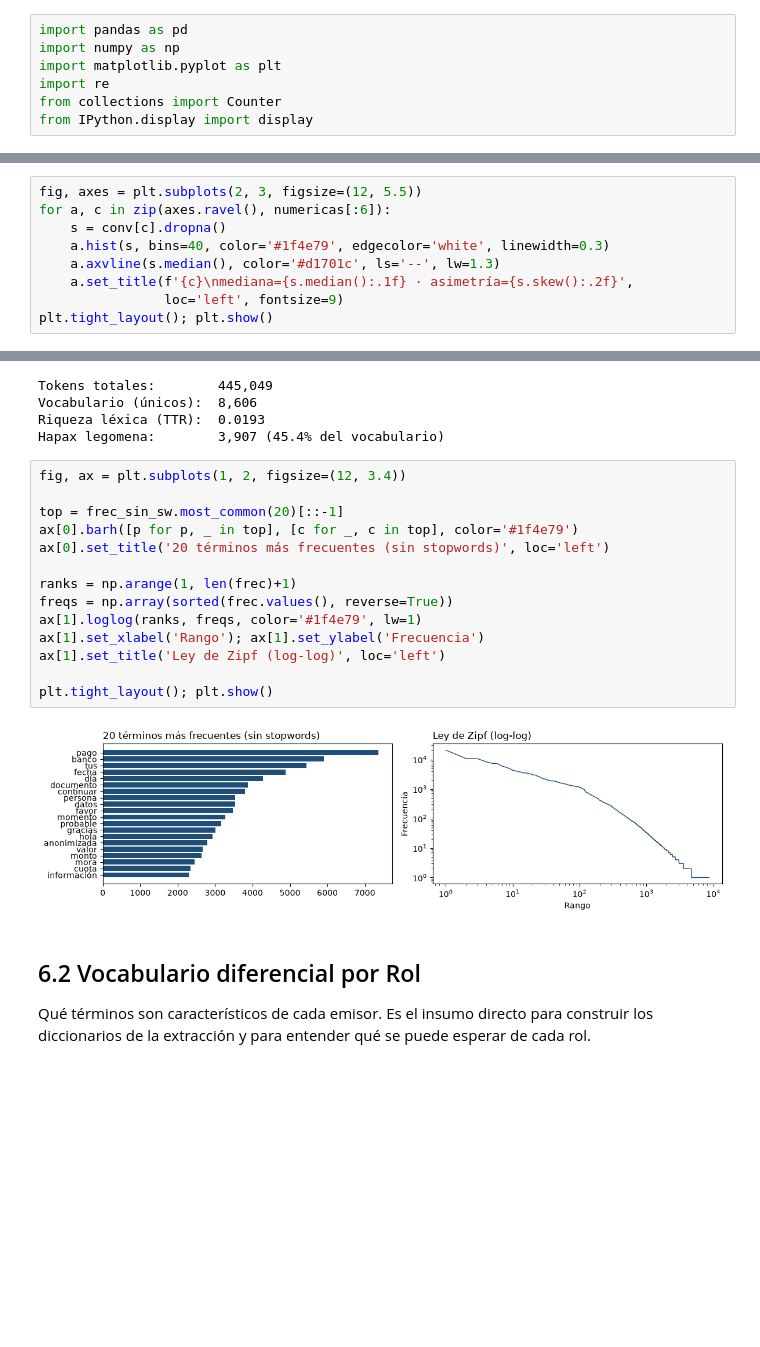
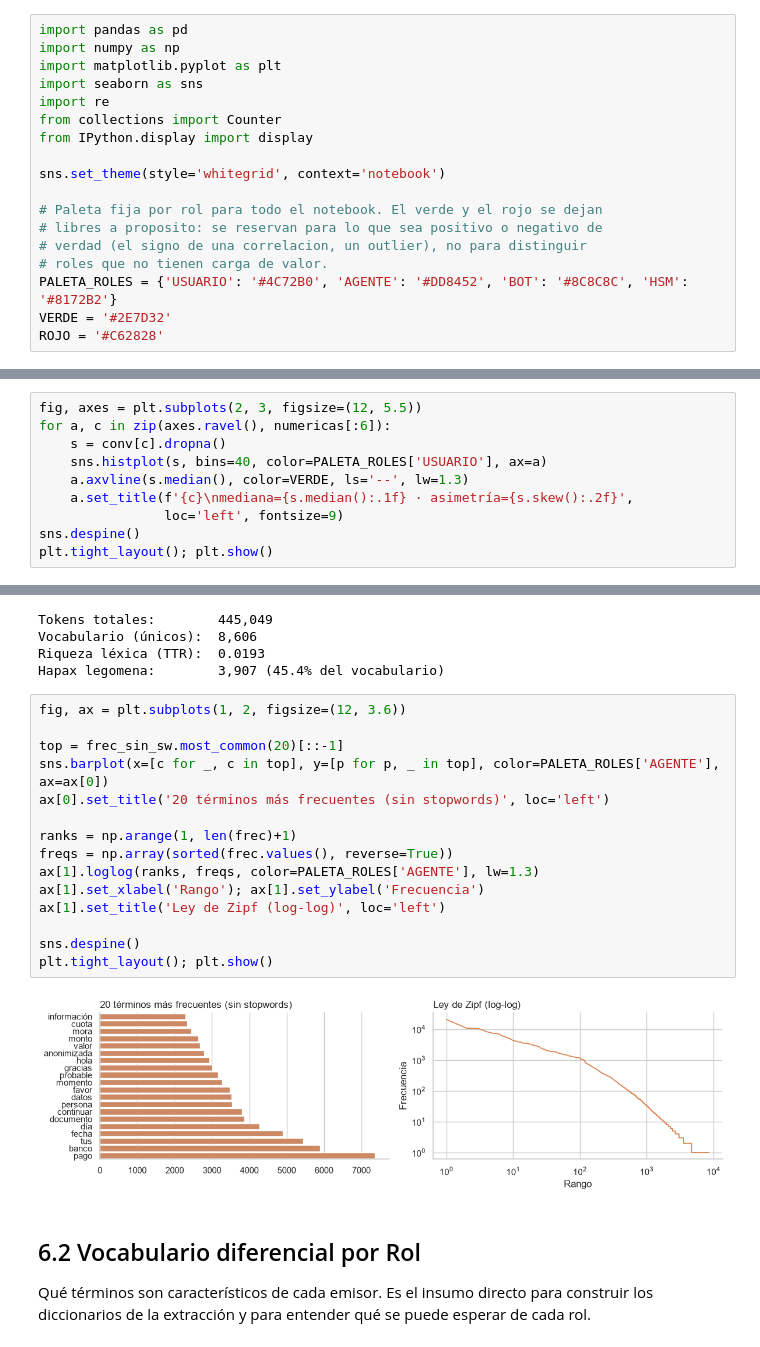
Before and after one commit to Andr3sMor/Nexa-EDA, a Jupyter notebook: notebooks/00_EDA.ipynb, the cells around one changed output, grey strips where cells are left out. Cells and saved outputs as stored; diff of their text form; blank space fills up the shorter version.

```diff
--- a/notebooks/00_EDA.ipynb
+++ b/notebooks/00_EDA.ipynb
@@ -2,9 +2,20 @@
 import pandas as pd
 import numpy as np
 import matplotlib.pyplot as plt
+import seaborn as sns
 import re
 from collections import Counter
 from IPython.display import display
+
+sns.set_theme(style='whitegrid', context='notebook')
+
+# Paleta fija por rol para todo el notebook. El verde y el rojo se dejan
+# libres a proposito: se reservan para lo que sea positivo o negativo de
+# verdad (el signo de una correlacion, un outlier), no para distinguir
+# roles que no tienen carga de valor.
+PALETA_ROLES = {'USUARIO': '#4C72B0', 'AGENTE': '#DD8452', 'BOT': '#8C8C8C', 'HSM': '#8172B2'}
+VERDE = '#2E7D32'
+ROJO = '#C62828'
 # %%
 df = pd.read_excel("../Prueba 2/Base sintetica conversaciones.xlsx")
 # %% [markdown]
@@ -464,9 +478,10 @@ pd.DataFrame({c: resumen_numerica(conv[c]) for c in numericas}).T.round(2)
 fig, axes = plt.subplots(2, 3, figsize=(12, 5.5))
 for a, c in zip(axes.ravel(), numericas[:6]):
     s = conv[c].dropna()
-    a.hist(s, bins=40, color='#1f4e79', edgecolor='white', linewidth=0.3)
-    a.axvline(s.median(), color='#d1701c', ls='--', lw=1.3)
+    sns.histplot(s, bins=40, color=PALETA_ROLES['USUARIO'], ax=a)
+    a.axvline(s.median(), color=VERDE, ls='--', lw=1.3)
     a.set_title(f'{c}\nmediana={s.median():.1f} · asimetría={s.skew():.2f}',
                 loc='left', fontsize=9)
+sns.despine()
 plt.tight_layout(); plt.show()
 # %% [output]
@@ -584,21 +596,22 @@ Vocabulario (únicos):  8,606
 Riqueza léxica (TTR):  0.0193
 Hapax legomena:        3,907 (45.4% del vocabulario)
 # %%
-fig, ax = plt.subplots(1, 2, figsize=(12, 3.4))
+fig, ax = plt.subplots(1, 2, figsize=(12, 3.6))
 
 top = frec_sin_sw.most_common(20)[::-1]
-ax[0].barh([p for p, _ in top], [c for _, c in top], color='#1f4e79')
+sns.barplot(x=[c for _, c in top], y=[p for p, _ in top], color=PALETA_ROLES['AGENTE'], ax=ax[0])
 ax[0].set_title('20 términos más frecuentes (sin stopwords)', loc='left')
 
 ranks = np.arange(1, len(frec)+1)
 freqs = np.array(sorted(frec.values(), reverse=True))
-ax[1].loglog(ranks, freqs, color='#1f4e79', lw=1)
+ax[1].loglog(ranks, freqs, color=PALETA_ROLES['AGENTE'], lw=1.3)
 ax[1].set_xlabel('Rango'); ax[1].set_ylabel('Frecuencia')
 ax[1].set_title('Ley de Zipf (log-log)', loc='left')
 
+sns.despine()
 plt.tight_layout(); plt.show()
 # %% [output]
-[figure, old version]
+[figure, new version]
 # %% [markdown]
 ## 6.2 Vocabulario diferencial por Rol
 
```
Also changed, not shown: parts of 6 cells of this notebook, 32 other files.
